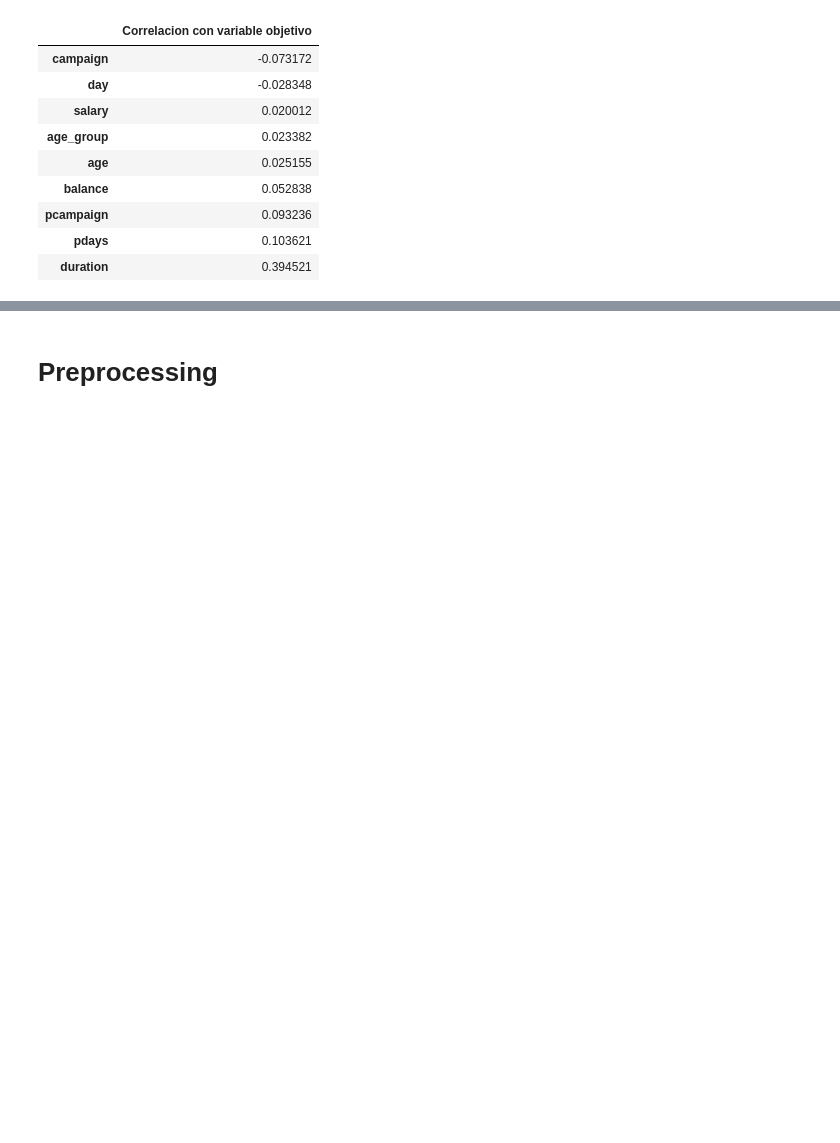
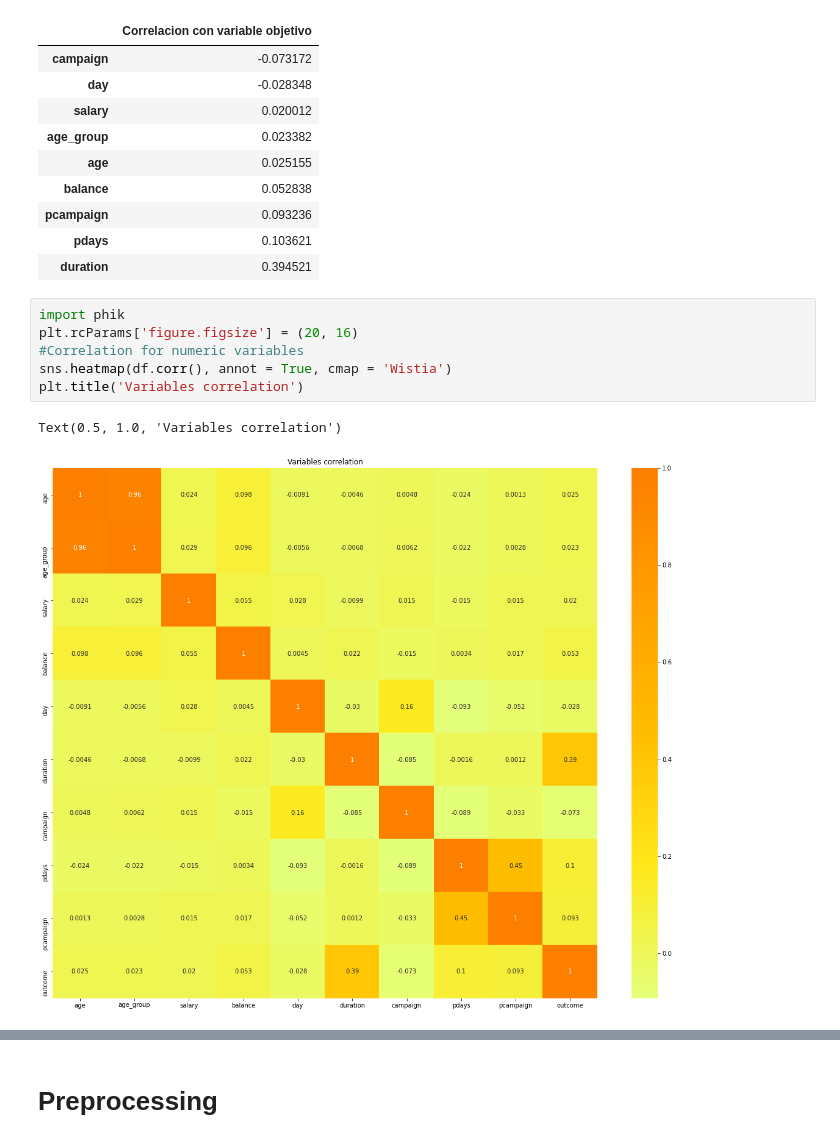
Before and after one commit to NicoBierti/Bank-Marketing-Data-Science, a Jupyter notebook: bank_nico.ipynb, the cells around one changed output, grey strips where cells are left out. Saved outputs shown, nothing was run; the diff lists cells and outputs as text; blank space fills up the shorter version.

```diff
--- a/bank_nico.ipynb
+++ b/bank_nico.ipynb
@@ -474,3 +566,12 @@ correlacion
 | pcampaign | 0.093236 |
 | pdays | 0.103621 |
 | duration | 0.394521 |
+# %%
+import phik
+plt.rcParams['figure.figsize'] = (20, 16)
+#Correlation for numeric variables
+sns.heatmap(df.corr(), annot = True, cmap = 'Wistia')
+plt.title('Variables correlation')
+# %% [output]
+Text(0.5, 1.0, 'Variables correlation')
+[figure, added]
```
Also changed, not shown: parts of 93 cells of this notebook.
